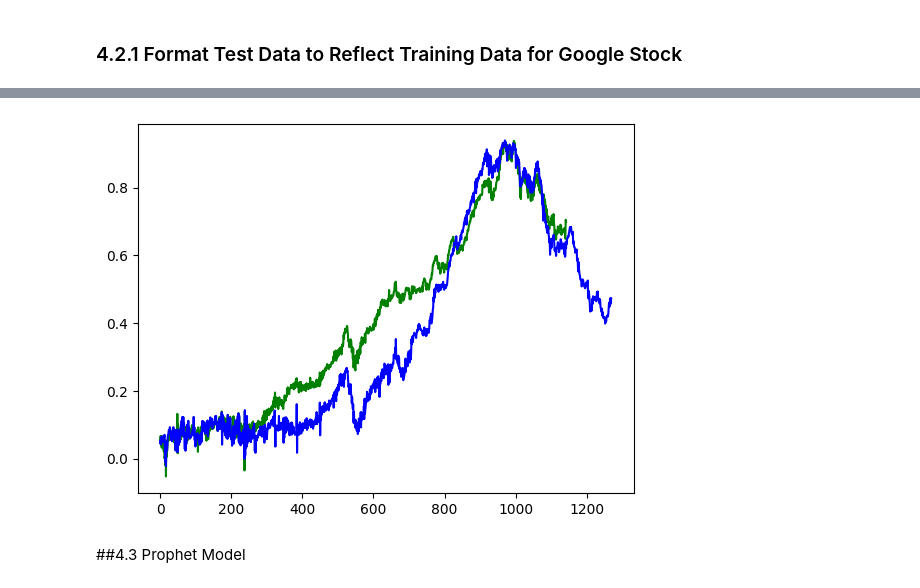
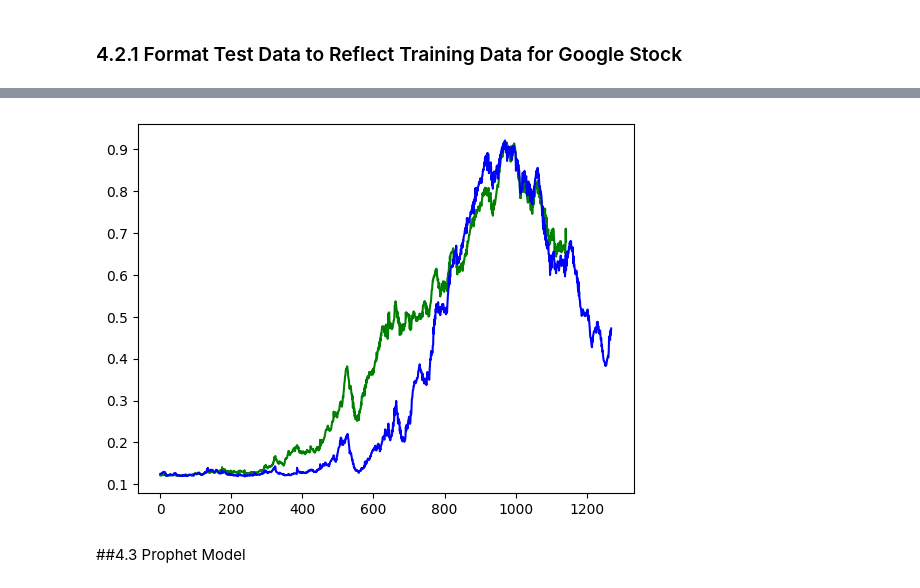
Before and after one commit to Chenzhang0329/StockPrice-Hybrid-Model-, a Jupyter notebook: Final_Assignment_Main_04_01_v1.ipynb, the cells around one changed output, grey strips where cells are left out. Drawn from its saved outputs; the diff is of its cells as text; code cells hidden in the pictures.

```diff
--- a/Final_Assignment_Main_04_01_v1.ipynb
+++ b/Final_Assignment_Main_04_01_v1.ipynb
@@ -476,7 +494,7 @@ def testmodel(m_path, trainset ):
   return model.predict(trainset)
 # %%
 #test LSTM model using X_train for MSFT
-LSTM_MSFT_yhat = testmodel('/content/StockPrice-Hybrid-Model-/Models/LSTM_model.h5', X_train)
-LSTM_MSFT_yhat.shape
+LSTM_MSFT_test = testmodel('/content/StockPrice-Hybrid-Model-/Models/LSTM_model.h5', X_test)
+LSTM_MSFT_test.shape
 # %% [output]
 WARNING:tensorflow:Error in loading the saved optimizer state. As a result, your model is starting with a freshly initialized optimizer.
@@ -499,7 +517,7 @@ for col in test_ft.columns:
 test_ft['score'] = google_score
 test_ft = np.array(test_ft)
 
-google_ft, google_target = lstm_split(test_ft,google_target,len(google_score))
+google_ft, google_target = lstm_split(test_ft,google_target,len(test_ft))
 # %%
 #test LSTM model using X_train for GOOG
 LSTM_GOOG_yhat = testmodel('/content/StockPrice-Hybrid-Model-/Models/LSTM_model.h5', google_ft)
@@ -511,13 +529,13 @@ WARNING:tensorflow:Error in loading the saved optimizer state. As a result, your
 # %%
 # compare LSTM on trained on MSFT on predictions for Google
 import matplotlib.pyplot as plt
 
 fig, ax = plt.subplots()
-ax.plot(LSTM_MSFT_yhat, 'g')
+ax.plot(LSTM_MSFT_test, 'g')
 ax.plot(LSTM_GOOG_yhat, 'b')
 plt.show()
 # %% [output]
-[figure, old version]
+[figure, new version]
 # %% [markdown]
 ##4.3 Prophet Model
 # %% [markdown]
```
Also changed, not shown: parts of 29 cells of this notebook.
